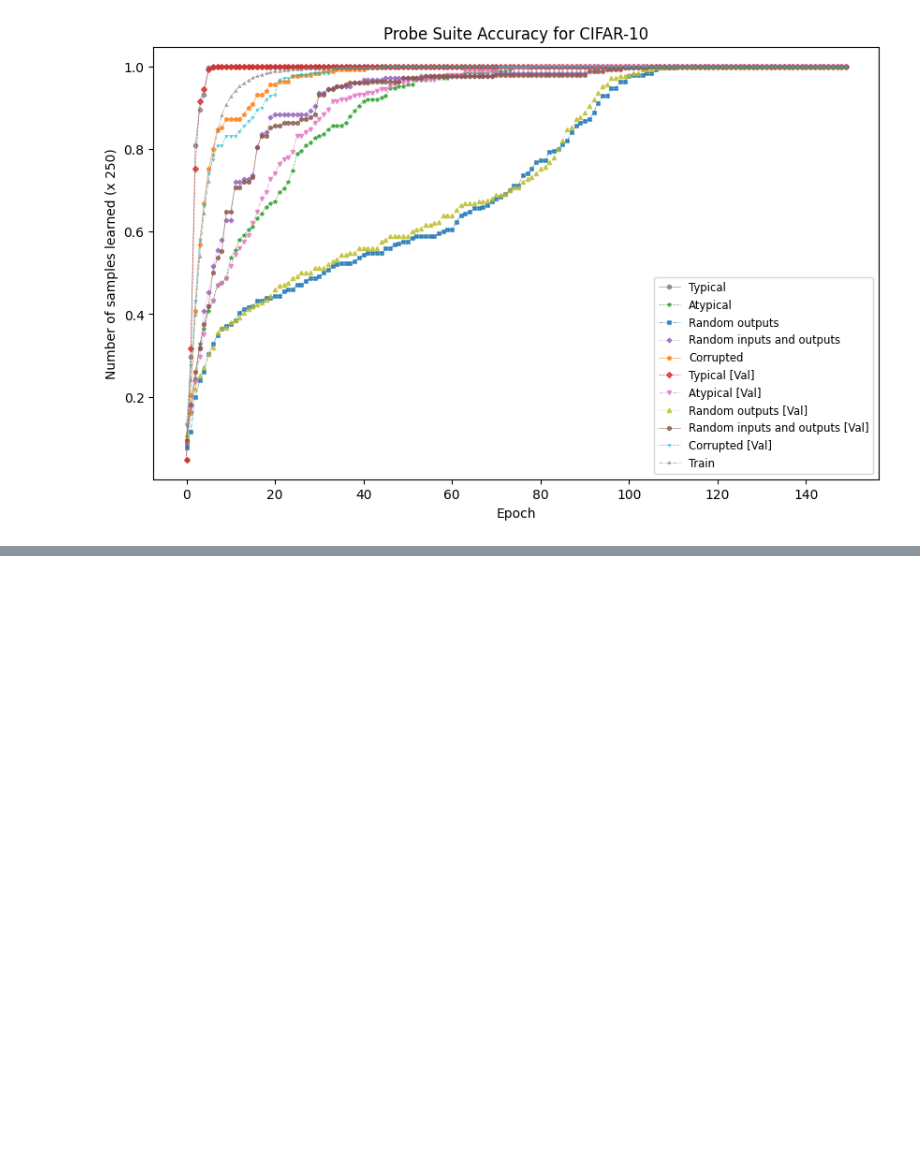
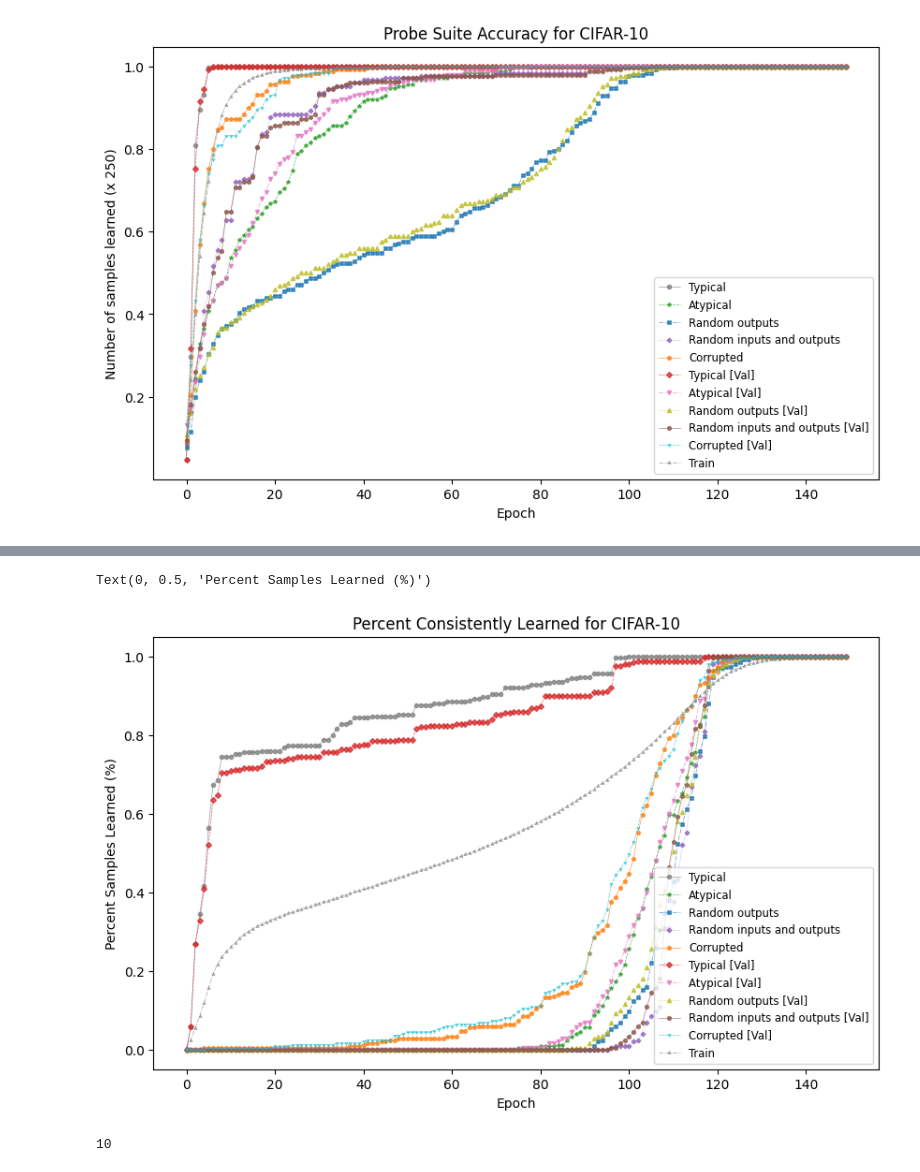
Before and after one commit to jhoffe/bsc_metadata_archeology, a Jupyter notebook: notebooks/loss_dataset_test.ipynb, the cells around one changed output, grey strips where cells are left out. Saved outputs shown, nothing was run; the diff lists cells and outputs as text; code cells hidden in the pictures; blank space fills up the shorter version.

Commit message:
added consistently learned plot

```diff
--- a/notebooks/loss_dataset_test.ipynb
+++ b/notebooks/loss_dataset_test.ipynb
@@ -241,0 +280,19 @@ Text(0, 0.5, 'Number of samples learned (x 250)')
+# %%
+suite_size = 250
+train_size = 47500
+
+for epoch in reversed(range(max_epoch)):
+        epoch_train_group = temp_train.groupby(["epoch"]).get_group(epoch)
+        epoch_train_group = epoch_train_group[epoch_train_group['sample_index'].isin(learned["Train"])]
+        consistently_learned["Train"].insert(0, len(learned["Train"]) / train_size)
+        learned["Train"] = set(
+              epoch_train_group["sample_index"][epoch_train_group["prediction"]].values
+            )
+        epoch_val_group = val_df.groupby(["epoch"]).get_group(epoch)
+        for suite in suite_names:
+            suite_group = epoch_val_group.groupby(["suite"]).get_group(suite)
+            suite_group = suite_group[suite_group['sample_index'].isin(learned[suite])]
+            learned[suite] = set(
+                suite_group["sample_index"][suite_group["prediction"]].values
+            )
+            consistently_learned[suite].insert(0, len(learned[suite]) / suite_size)
@@ -241,0 +317,27 @@ Text(0, 0.5, 'Number of samples learned (x 250)')
+# %%
+# Plot
+suites = consistently_learned.keys()
+
+plt.figure(figsize=(10, 6))
+plt.title(f"Percent Consistently Learned for {plot_titles['cifar10']}")
+for i, suite in enumerate(suites):
+    plt.plot(
+        consistently_learned[suite],
+        label=suite,
+        alpha=0.75,
+        linewidth=0.5,
+        linestyle=line_styles[i % len(line_styles)],
+        marker=marker_list[i % len(marker_list)],
+        markersize=3,
+        color=marker_colors[i % len(marker_colors)],
+    )
+plt.legend(loc="lower right", fontsize="small")
+plt.xlabel("Epoch")
+plt.ylabel("Percent Samples Learned (%)")
+# %% [output]
+Text(0, 0.5, 'Percent Samples Learned (%)')
+[figure, added]
+# %%
+len(suite_names)
+# %% [output]
+10
```
Also changed, not shown: parts of 5 cells of this notebook, 4 other files.
